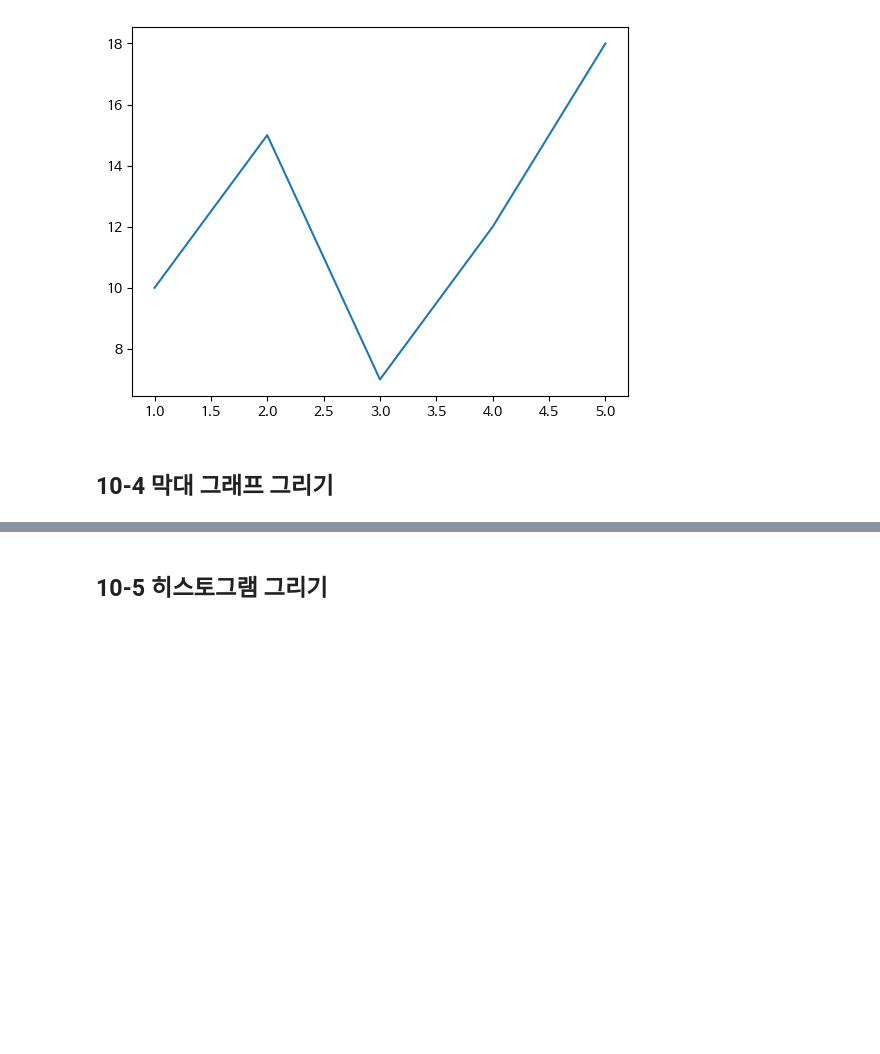
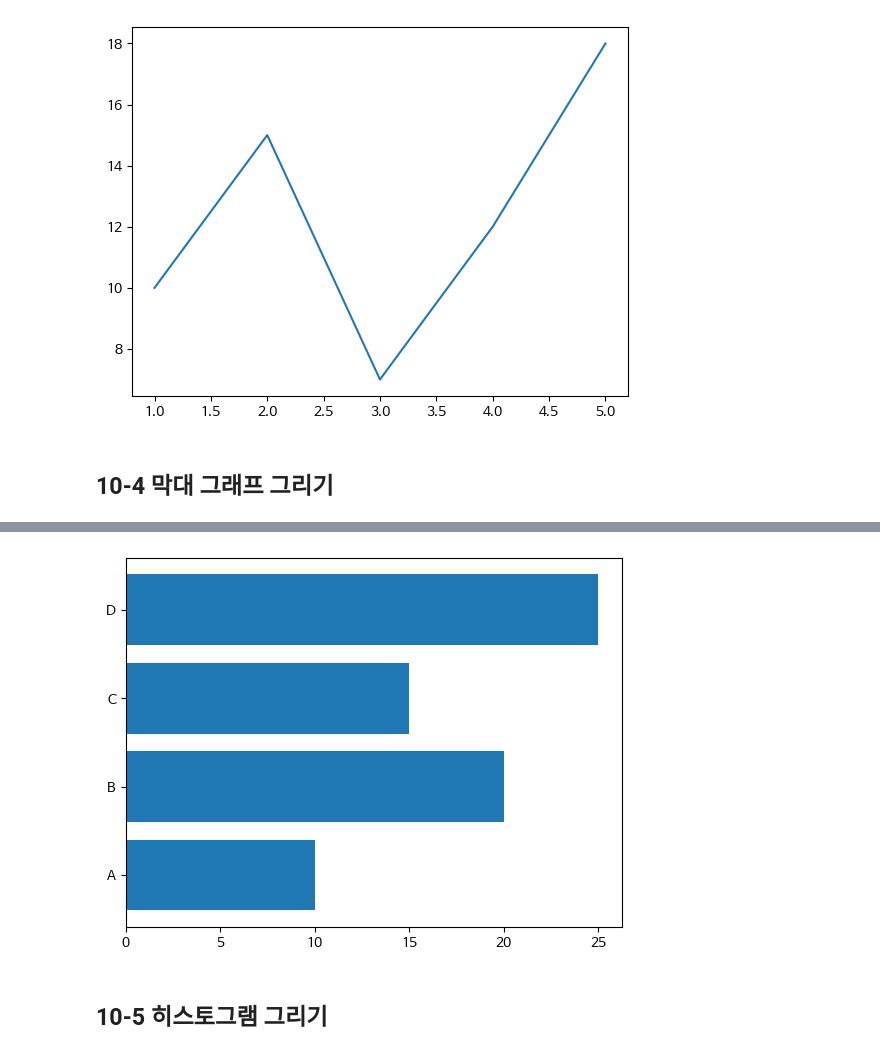
Before and after one commit to Hwon-droid/Data-Analysis-with-Open-Source, a Jupyter notebook: 오픈소스_데이터_분석_10강.ipynb, the cells around one changed output, grey strips where cells are left out. Cells and saved outputs as stored; diff of their text form; code cells hidden in the pictures; blank space fills up the shorter version.

```diff
--- a/오픈소스_데이터_분석_10강.ipynb
+++ b/오픈소스_데이터_분석_10강.ipynb
@@ -113,10 +126,12 @@ plt.show()
 # %%
 import matplotlib.pyplot as plt
 
 ## 데이터 정의
 categories = ['A', 'B', 'C', 'D']
 values = [10, 20, 15, 25]
 
-## 막대 그래프 그리기
-
+## 가로 막대 그래프 그리기
+plt.barh(categories, values)
 plt.show()
+# %% [output]
+[figure, added]
```
Also changed, not shown: parts of 11 cells of this notebook.
